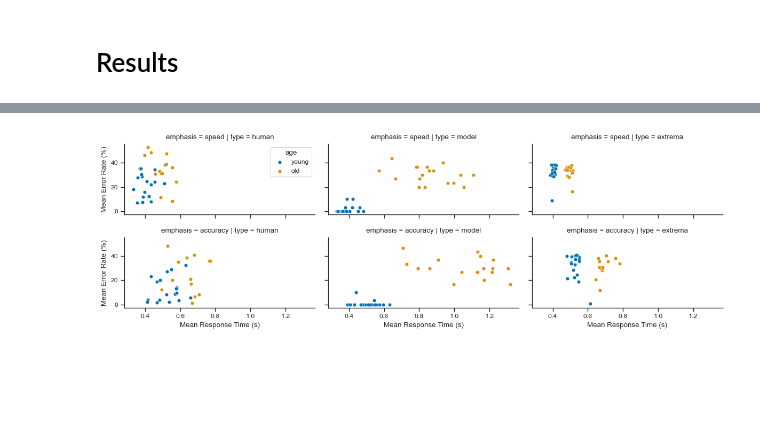
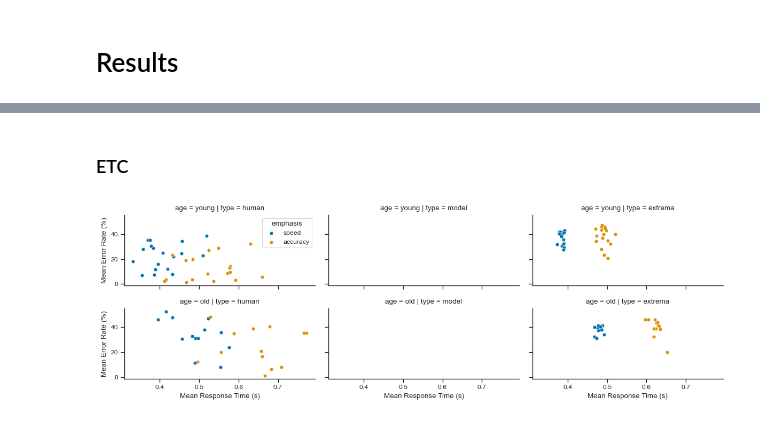
Before and after one commit to psipeter/speed-accuracy-tradeoff, a Jupyter notebook: forstmann_compare.ipynb, the cells around one changed output, grey strips where cells are left out. Saved outputs shown, nothing was run; the diff lists cells and outputs as text; code cells hidden in the pictures; blank space fills up the shorter version.

Commit message:
remove speed from forstmann in favor of two thresholds

```diff
--- a/forstmann_compare.ipynb
+++ b/forstmann_compare.ipynb
@@ -626,0 +628,6 @@ plot_RTs("forstmann_june26both", "forstmann2011", "forstmann_june26extrema")
+# %%
+simfile = "forstmann_" + "test"
+empfile = "forstmann2011"
+extrfile = "forstmann_" + "june30extrema"
+plot_speed_accuracy(simfile, empfile, extrfile)
+plot_RTs(simfile, empfile, extrfile)
@@ -626,0 +637,32 @@ plot_RTs("forstmann_june26both", "forstmann2011", "forstmann_june26extrema")
+# %% [markdown]
+### ETC
+# %%
+def plot_SAT(simfile, empfile, extrfile):
+    sim = pd.read_pickle(f"data/{simfile}.pkl")
+    emp = pd.read_pickle(f"data/{empfile}.pkl")
+    extr = pd.read_pickle(f"data/{extrfile}.pkl")
+    combined = pd.concat([sim, emp, extr])
+    ages = ['young', 'old']
+    emphases = ['speed', 'accuracy']
+    combined = combined.query("emphasis in @emphases")
+    palette2 = palette[:3]
+
+    dfs = []
+    columns = ['pid', 'type', 'emphasis', 'age', 'mean_error', 'mean_RT']
+    for pid in combined['pid'].unique():
+        for model_type in ['human', 'model', 'extrema']:
+            for age in ['young', 'old']:
+                for emphasis in ['speed', 'accuracy']:
+                    data = combined.query("pid==@pid & type==@model_type & age==@age & emphasis==@emphasis")
+                    dfs.append(pd.DataFrame([[pid, model_type, emphasis, age, data['error'].mean(), data['RT'].mean()]], columns=columns))
+    df_sat = pd.concat(dfs, ignore_index=True)
+
+    fig = sns.FacetGrid(df_sat, col='type', hue='emphasis', row="age", row_order=ages, legend_out=False,
+                        col_order=['human', 'model', 'extrema'], hue_order=emphases, palette=palette, height=2, aspect=2)
+    fig.map_dataframe(sns.scatterplot, x="mean_RT", y='mean_error')
+    fig.set_xlabels("Mean Response Time (s)")
+    fig.set_ylabels("Mean Error Rate (%)")
+    fig.add_legend()
+    plt.tight_layout()
+    fig.savefig(f"plots/forstmann_SAT.svg")
+    fig.savefig(f"plots/forstmann_SAT.png", dpi=600)
@@ -627,5 +791,5 @@ plot_RTs("forstmann_june26both", "forstmann2011", "forstmann_june26extrema")
 # %%
-plot_SAT("forstmann_june26both", "forstmann2011", "forstmann_june26extrema")
+plot_SAT("forstmann_test", "forstmann2011", "forstmann_june30extrema")
 # %% [output]
-[figure, old version]
+[figure, new version]
 # %%
```
Also changed, not shown: parts of 38 cells of this notebook, 1 other file.
